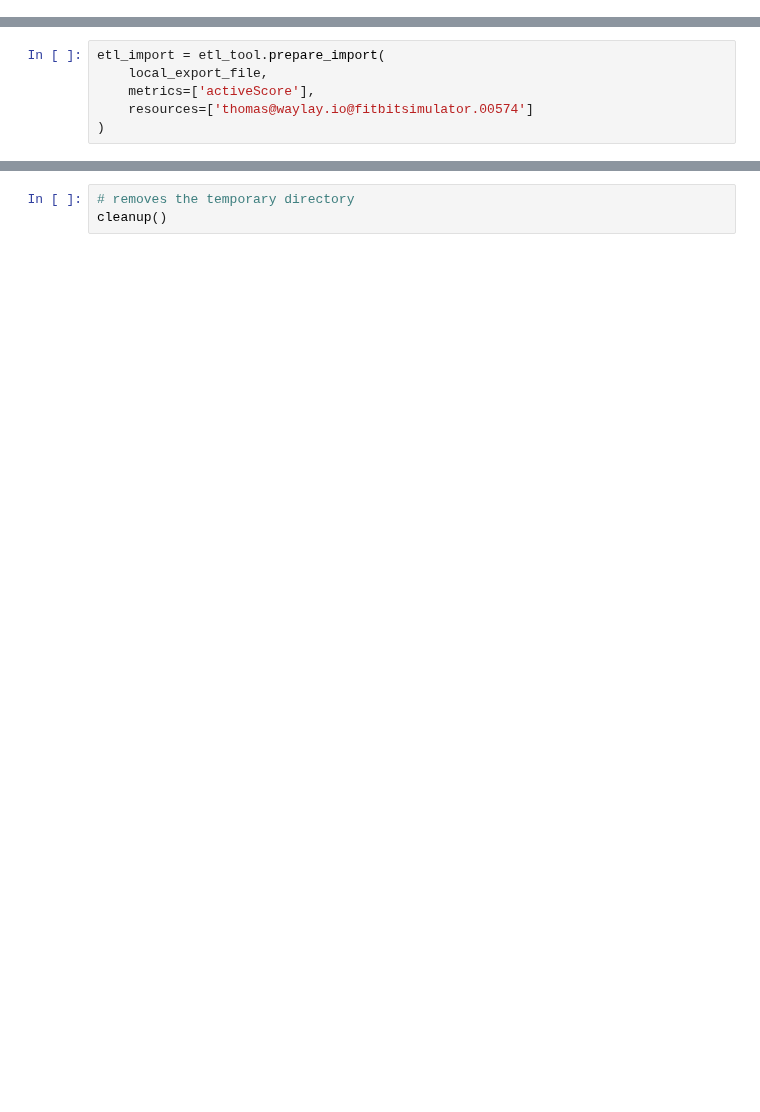
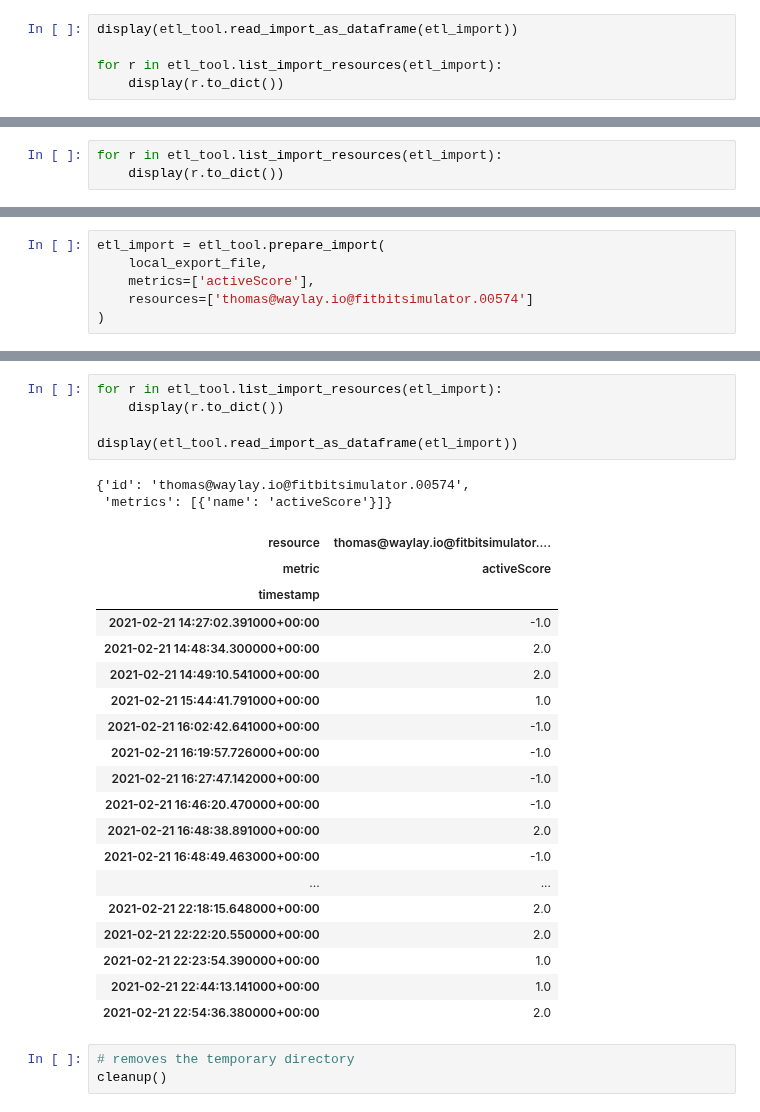
Before and after one commit to waylayio/demo-general, a Jupyter notebook: python-sdk/ETL import CSV conversion.ipynb, the cells around one changed output, grey strips where cells are left out. Saved outputs shown, nothing was run; the diff lists cells and outputs as text; blank space fills up the shorter version.

```diff
--- a/python-sdk/ETL import CSV conversion.ipynb
+++ b/python-sdk/ETL import CSV conversion.ipynb
@@ -476,0 +471,5 @@ list(etl_import.spec.iter_metrics())
+# %%
+display(etl_tool.read_import_as_dataframe(etl_import))
+
+for r in etl_tool.list_import_resources(etl_import):
+    display(r.to_dict())
@@ -527 +540,4 @@ display(etl_import.import_file.path.stat().st_size)
 3641431
+# %%
+for r in etl_tool.list_import_resources(etl_import):
+    display(r.to_dict())
@@ -571,3 +580,30 @@ preview_import_file(local_export_file, 16)
+# %%
+for r in etl_tool.list_import_resources(etl_import):
+    display(r.to_dict())
+
+display(etl_tool.read_import_as_dataframe(etl_import))
+# %% [output]
+{'id': 'thomas@waylay.io@fitbitsimulator.00574',
+ 'metrics': [{'name': 'activeScore'}]}
+| resource | thomas@waylay.io@fitbitsimulator.... |
+| metric | activeScore |
+| timestamp |  |
+| 2021-02-21 14:27:02.391000+00:00 | -1.0 |
+| 2021-02-21 14:48:34.300000+00:00 | 2.0 |
+| 2021-02-21 14:49:10.541000+00:00 | 2.0 |
+| 2021-02-21 15:44:41.791000+00:00 | 1.0 |
+| 2021-02-21 16:02:42.641000+00:00 | -1.0 |
+| 2021-02-21 16:19:57.726000+00:00 | -1.0 |
+| 2021-02-21 16:27:47.142000+00:00 | -1.0 |
+| 2021-02-21 16:46:20.470000+00:00 | -1.0 |
+| 2021-02-21 16:48:38.891000+00:00 | 2.0 |
+| 2021-02-21 16:48:49.463000+00:00 | -1.0 |
+| ... | ... |
+| 2021-02-21 22:18:15.648000+00:00 | 2.0 |
+| 2021-02-21 22:22:20.550000+00:00 | 2.0 |
+| 2021-02-21 22:23:54.390000+00:00 | 1.0 |
+| 2021-02-21 22:44:13.141000+00:00 | 1.0 |
+| 2021-02-21 22:54:36.380000+00:00 | 2.0 |
 # %%
 # removes the temporary directory
 cleanup()
```
Also changed, not shown: parts of 11 cells of this notebook, 1 other file.
